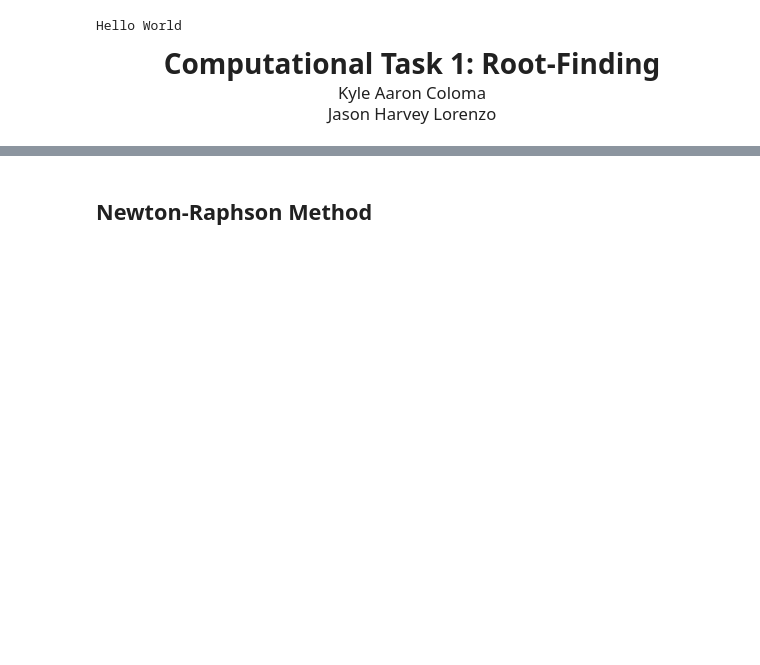
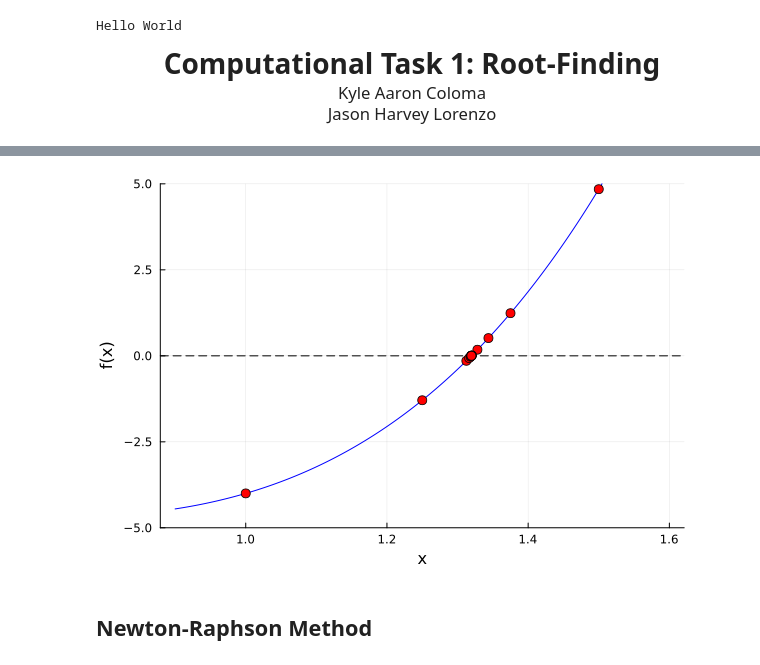
Before and after one commit to jhtl08/Root-Finding, a Jupyter notebook: CT1_Roots_Coloma_Lorenzo.ipynb, the cells around one changed output, grey strips where cells are left out. Drawn from its saved outputs; the diff is of its cells as text; code cells hidden in the pictures; blank space fills up the shorter version.

```diff
--- a/CT1_Roots_Coloma_Lorenzo.ipynb
+++ b/CT1_Roots_Coloma_Lorenzo.ipynb
@@ -14,0 +186,9 @@ Hello World
+# %%
+#Table of x, f(x), approximate error, and true error (if true root is available) for every iteration
+y_values4=Float64[]
+
+for x in x_values4
+    push!(y_values4, f4(x))
+end
+
+tabulize(x_values4, y_values4)
@@ -15,2 +215,18 @@ Hello World
+# %%
+using Plots
+f4(x)= (x)^5+2(x)^3-5(x)-2
+
+array_size4=length(x_values4)
+y_zeros4 = zeros(array_size4)
+
+x = range(min_x4, max_x4, length=length_x4)
+y = f4.(x)
+
+Plots.plot(x, y, ylims=(min_y4, max_y4), color=:blue, legend=false, grid=true, xlabel="x", ylabel="f(x)") #Plots f(x)
+hline!([0], color=:black, linestyle=:dash, label="y=0") #Draws horizontal line at y=0 (x-axis)
+
+scatter!(x_values4, y_values4, label="Iteration Points", markersize=5, markercolor=:red)
+# %% [output]
+[figure, added]
 # %% [markdown]
 ## Newton-Raphson Method
```
Also changed, not shown: parts of 18 cells of this notebook.
